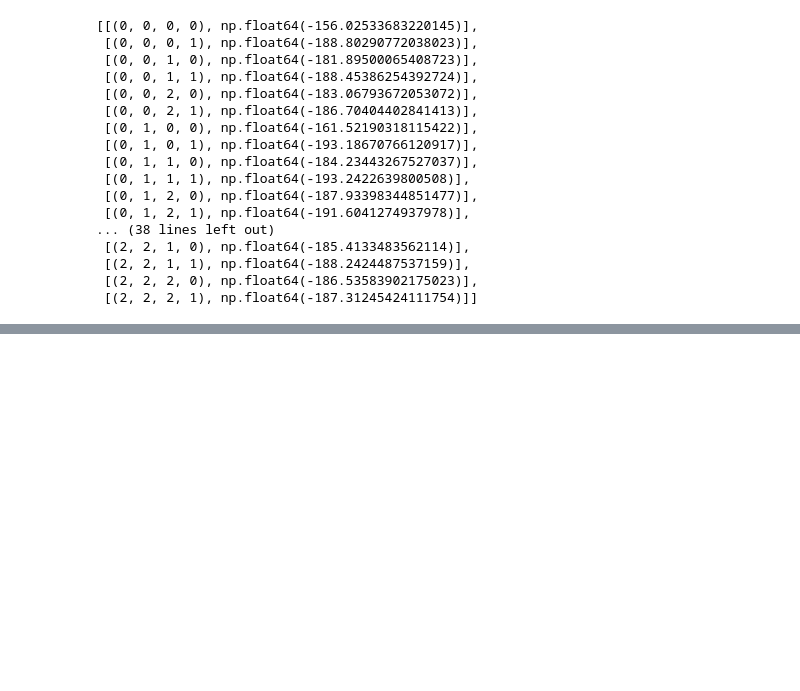
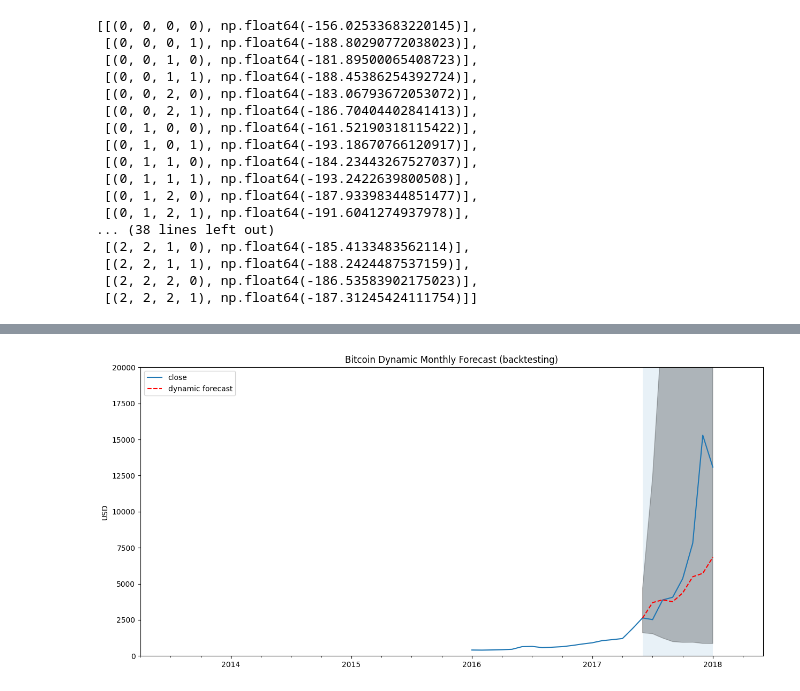
Before and after one commit to Piramu-Mahalingam/DS-Course-Assignment-1, a Jupyter notebook: Cryptocurrency.ipynb, the cells around one changed output, grey strips where cells are left out. Drawn from its saved outputs; the diff is of its cells as text; code cells hidden in the pictures; blank space fills up the shorter version.

```diff
--- a/Cryptocurrency.ipynb
+++ b/Cryptocurrency.ipynb
@@ -327,0 +386,30 @@ Warnings:
+# %%
+# Get the dynamic forecast between dates t1 and t2
+t1 = pd.to_datetime('2017-06-30')
+t2 = pd.to_datetime('2018-01-31')
+btc_month_dynamic = best_model.get_prediction(start=t1, end=t2, dynamic=True, full_results=True)
+btc_month2['dynamic_forecast'] = invboxcox(btc_month_dynamic.predicted_mean, lmbda)
+
+# Taking 80% confidence interval because the 95% blows out too high to visualise
+pred_dynamic_ci = btc_month_dynamic.conf_int(alpha=0.2)
+pred_dynamic_ci['lower close_box'] = invboxcox(pred_dynamic_ci['lower close_box'], lmbda)
+pred_dynamic_ci['upper close_box'] = invboxcox(pred_dynamic_ci['upper close_box'], lmbda)
+
+# Plot
+plt.figure(figsize=(15,7))
+plt.ylim((0,20000))
+
+btc_month2.close['2016':'2018-01'].plot(label='close')
+btc_month2.dynamic_forecast.plot(color='r', ls='--', label='dynamic forecast')
+
+plt.fill_between(pred_dynamic_ci.index,
+                pred_dynamic_ci.iloc[:, 0],
+                pred_dynamic_ci.iloc[:, 1], color='k', alpha=.25)
+plt.fill_betweenx(plt.ylim(), t1, t2, alpha=.1, zorder=-1)
+
+plt.legend()
+plt.title('Bitcoin Dynamic Monthly Forecast (backtesting)')
+plt.ylabel('USD')
+plt.show()
+# %% [output]
+[figure, added]
```
Also changed, not shown: parts of 28 cells of this notebook.
